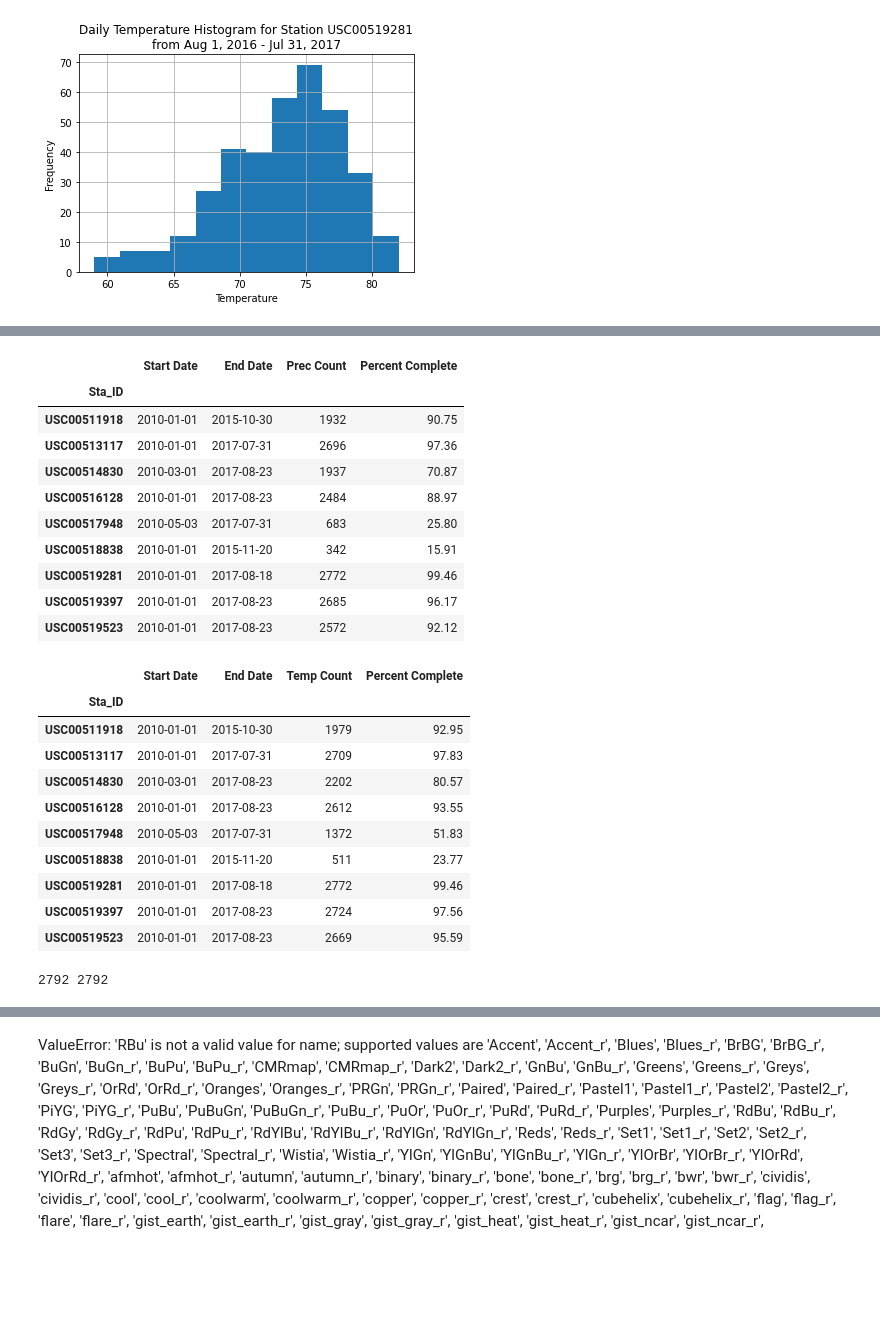
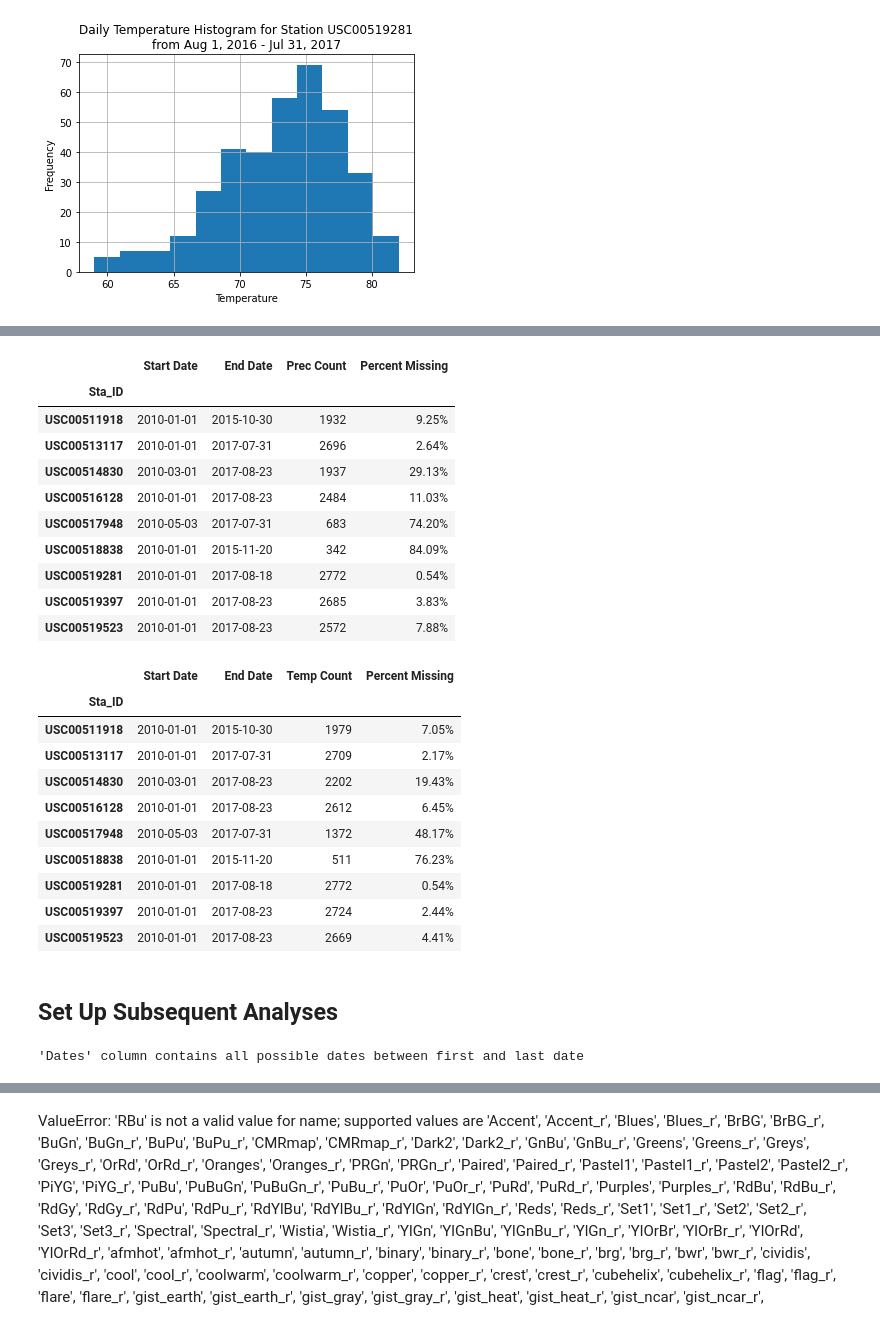
Before and after one commit to Earthscott/sqlalchemy-challenge, a Jupyter notebook: surfs_up_scottjob.ipynb, the cells around one changed output, grey strips where cells are left out. Drawn from its saved outputs; the diff is of its cells as text; code cells hidden in the pictures; blank space fills up the shorter version.

```diff
--- a/surfs_up_scottjob.ipynb
+++ b/surfs_up_scottjob.ipynb
@@ -311,68 +323,78 @@ plt.show()
 # %%
 sel = [Meas.station,
        func.min(Meas.date),
        func.max(Meas.date),
        func.count(Meas.prcp),
        func.count(Meas.tobs)]
 sta_summary = session.query(*sel).\
     group_by(Meas.station).\
     order_by(Meas.station).all()
 cols = ['Sta_ID','Start Date','End Date', 'Prec Count', 'Temp Count']
 df_obs_dates = pd.DataFrame(sta_summary, columns=cols)
 df_obs_dates['Start Date'] = pd.to_datetime(df_obs_dates['Start Date'])
 df_obs_dates['End Date'] = pd.to_datetime(df_obs_dates['End Date'])
 df_obs_dates['Date Diff (days)'] = (df_obs_dates['End Date'] - df_obs_dates['Start Date']).dt.days + 1
 df_obs_dates.set_index('Sta_ID', inplace=True)
 
 df_prec_report = df_obs_dates[['Start Date','End Date', 'Prec Count', 'Date Diff (days)']]
-df_prec_report['Percent Complete'] = round(df_prec_report['Prec Count'] / df_prec_report['Date Diff (days)'] * 100, 2)
+df_prec_report['Percent Missing'] = [f"{x:.2%}" for x in (1 - round(df_prec_report['Prec Count'] / df_prec_report['Date Diff (days)'], 4))]
 df_prec_report.drop(columns=['Date Diff (days)'], inplace=True)
 display(df_prec_report)
 
 df_temp_report = df_obs_dates[['Start Date','End Date', 'Temp Count', 'Date Diff (days)']]
-df_temp_report['Percent Complete'] = round(df_temp_report['Temp Count'] / df_temp_report['Date Diff (days)'] * 100, 2)
+df_temp_report['Percent Missing'] = [f"{x:.2%}" for x in (1 - round(df_temp_report['Temp Count'] / df_temp_report['Date Diff (days)'], 4))]
 df_temp_report.drop(columns=['Date Diff (days)'], inplace=True)
 display(df_temp_report)
 # %% [output]
-|  | Start Date | End Date | Prec Count | Percent Complete |
+|  | Start Date | End Date | Prec Count | Percent Missing |
 | Sta_ID |  |  |  |  |
-| USC00511918 | 2010-01-01 | 2015-10-30 | 1932 | 90.75 |
-| USC00513117 | 2010-01-01 | 2017-07-31 | 2696 | 97.36 |
-| USC00514830 | 2010-03-01 | 2017-08-23 | 1937 | 70.87 |
-| USC00516128 | 2010-01-01 | 2017-08-23 | 2484 | 88.97 |
-| USC00517948 | 2010-05-03 | 2017-07-31 | 683 | 25.80 |
-| USC00518838 | 2010-01-01 | 2015-11-20 | 342 | 15.91 |
-| USC00519281 | 2010-01-01 | 2017-08-18 | 2772 | 99.46 |
-| USC00519397 | 2010-01-01 | 2017-08-23 | 2685 | 96.17 |
-| USC00519523 | 2010-01-01 | 2017-08-23 | 2572 | 92.12 |
+| USC00511918 | 2010-01-01 | 2015-10-30 | 1932 | 9.25% |
+| USC00513117 | 2010-01-01 | 2017-07-31 | 2696 | 2.64% |
+| USC00514830 | 2010-03-01 | 2017-08-23 | 1937 | 29.13% |
+| USC00516128 | 2010-01-01 | 2017-08-23 | 2484 | 11.03% |
+| USC00517948 | 2010-05-03 | 2017-07-31 | 683 | 74.20% |
+| USC00518838 | 2010-01-01 | 2015-11-20 | 342 | 84.09% |
+| USC00519281 | 2010-01-01 | 2017-08-18 | 2772 | 0.54% |
+| USC00519397 | 2010-01-01 | 2017-08-23 | 2685 | 3.83% |
+| USC00519523 | 2010-01-01 | 2017-08-23 | 2572 | 7.88% |
-|  | Start Date | End Date | Temp Count | Percent Complete |
+|  | Start Date | End Date | Temp Count | Percent Missing |
 | Sta_ID |  |  |  |  |
-| USC00511918 | 2010-01-01 | 2015-10-30 | 1979 | 92.95 |
-| USC00513117 | 2010-01-01 | 2017-07-31 | 2709 | 97.83 |
-| USC00514830 | 2010-03-01 | 2017-08-23 | 2202 | 80.57 |
-| USC00516128 | 2010-01-01 | 2017-08-23 | 2612 | 93.55 |
-| USC00517948 | 2010-05-03 | 2017-07-31 | 1372 | 51.83 |
-| USC00518838 | 2010-01-01 | 2015-11-20 | 511 | 23.77 |
-| USC00519281 | 2010-01-01 | 2017-08-18 | 2772 | 99.46 |
-| USC00519397 | 2010-01-01 | 2017-08-23 | 2724 | 97.56 |
-| USC00519523 | 2010-01-01 | 2017-08-23 | 2669 | 95.59 |
+| USC00511918 | 2010-01-01 | 2015-10-30 | 1979 | 7.05% |
+| USC00513117 | 2010-01-01 | 2017-07-31 | 2709 | 2.17% |
+| USC00514830 | 2010-03-01 | 2017-08-23 | 2202 | 19.43% |
+| USC00516128 | 2010-01-01 | 2017-08-23 | 2612 | 6.45% |
+| USC00517948 | 2010-05-03 | 2017-07-31 | 1372 | 48.17% |
+| USC00518838 | 2010-01-01 | 2015-11-20 | 511 | 76.23% |
+| USC00519281 | 2010-01-01 | 2017-08-18 | 2772 | 0.54% |
+| USC00519397 | 2010-01-01 | 2017-08-23 | 2724 | 2.44% |
+| USC00519523 | 2010-01-01 | 2017-08-23 | 2669 | 4.41% |
+# %% [markdown]
+## Set Up Subsequent Analyses
 # %%
+# Get all data from measurement table
 sel = [Meas.station, Meas.date, Meas.prcp, Meas.tobs]
 df_meas = pd.DataFrame(session.query(*sel), columns=['Sta_ID','Date','Prec','Temp'])
+session.close()
 df_meas['Date'] = pd.to_datetime(df_meas['Date'])
 
-# Check all dates included in db date range
+# Make sure that no dates are "skipped" in the DataFrame (i.e., if none of the stations had data on a given date)
+#    Number of unique dates in 'Date' column
 numdates_df = df_meas['Date'].nunique()
+#    Number days betwwen first and last date in 'Date' column
 daterange_df = df_meas['Date'].max() - df_meas['Date'].min() + dt.timedelta(days=1)
-print(numdates_df, daterange_df.days)
+#    Check equality
+if numdates_df == daterange_df.days:
+    print (f"'Dates' column contains all possible dates between first and last date")
 
-# https://stackoverflow.com/questions/46319852/pandas-monthly-date-range-with-number-of-days
+# Create DataFrame with number of days in each month. Omit Aug 2017 since none of stations extend through the end of the month
+#    Resource used for code: https://stackoverflow.com/questions/46319852/pandas-monthly-date-range-with-number-of-days
 start_d = dt.date(2010, 1, 1)
 end_d = dt.date(2017, 7, 30)
 s = pd.Series(index=pd.date_range(start_d, end_d), dtype='object')
 s_daysinmonth = s.resample('MS').size().to_period('m').rename_axis('Year_Mo')
 
+# Add YYYY-MM Period time series for grouping
 df_meas['Year_Mo'] = pd.PeriodIndex(df_meas['Date'],  freq="M")
 df_meas.drop(df_meas[df_meas['Year_Mo'] == pd.Period(value='2017-08')].index, inplace = True)
 # %% [output]
-2792 2792
+'Dates' column contains all possible dates between first and last date
```
Also changed, not shown: parts of 38 cells of this notebook, 9 other files.
